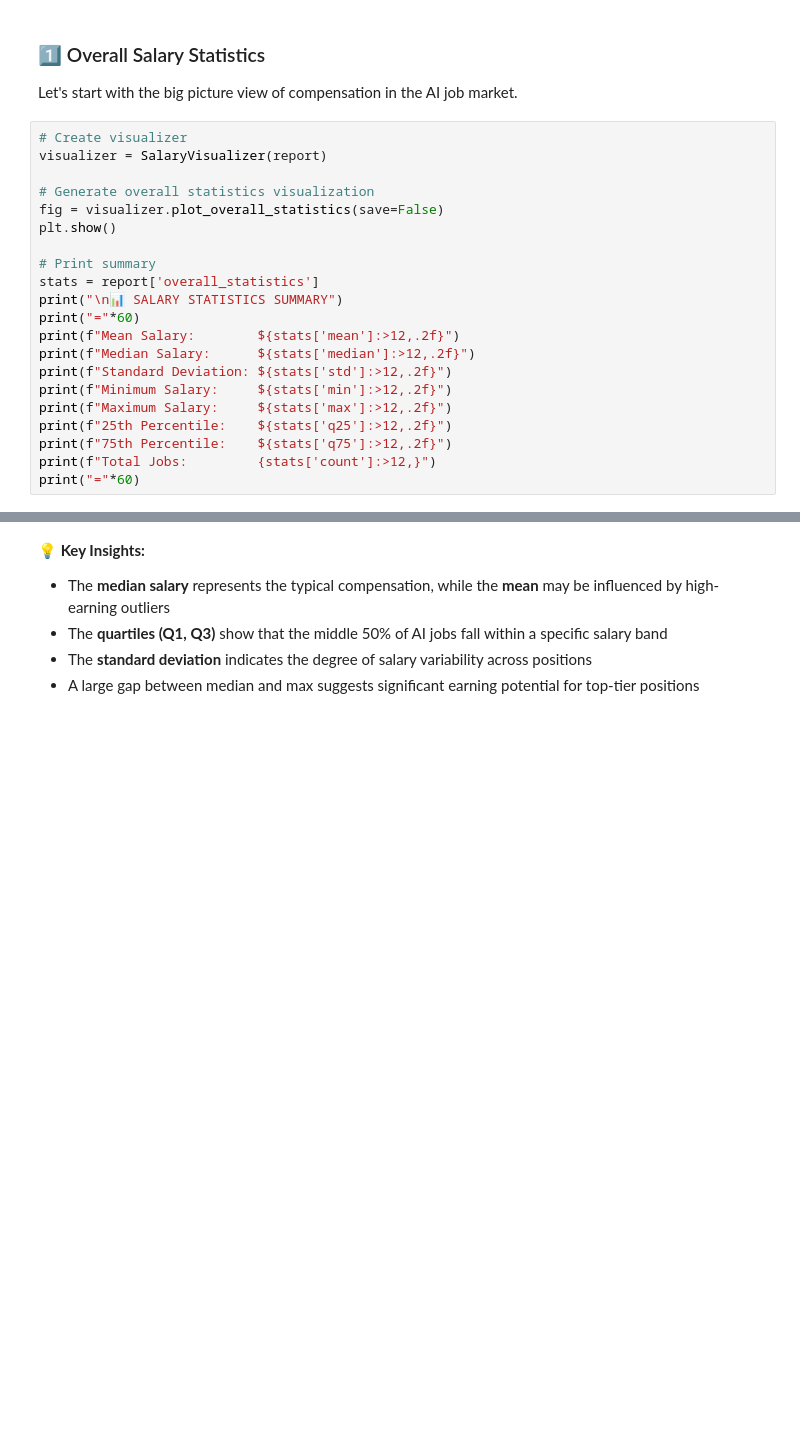
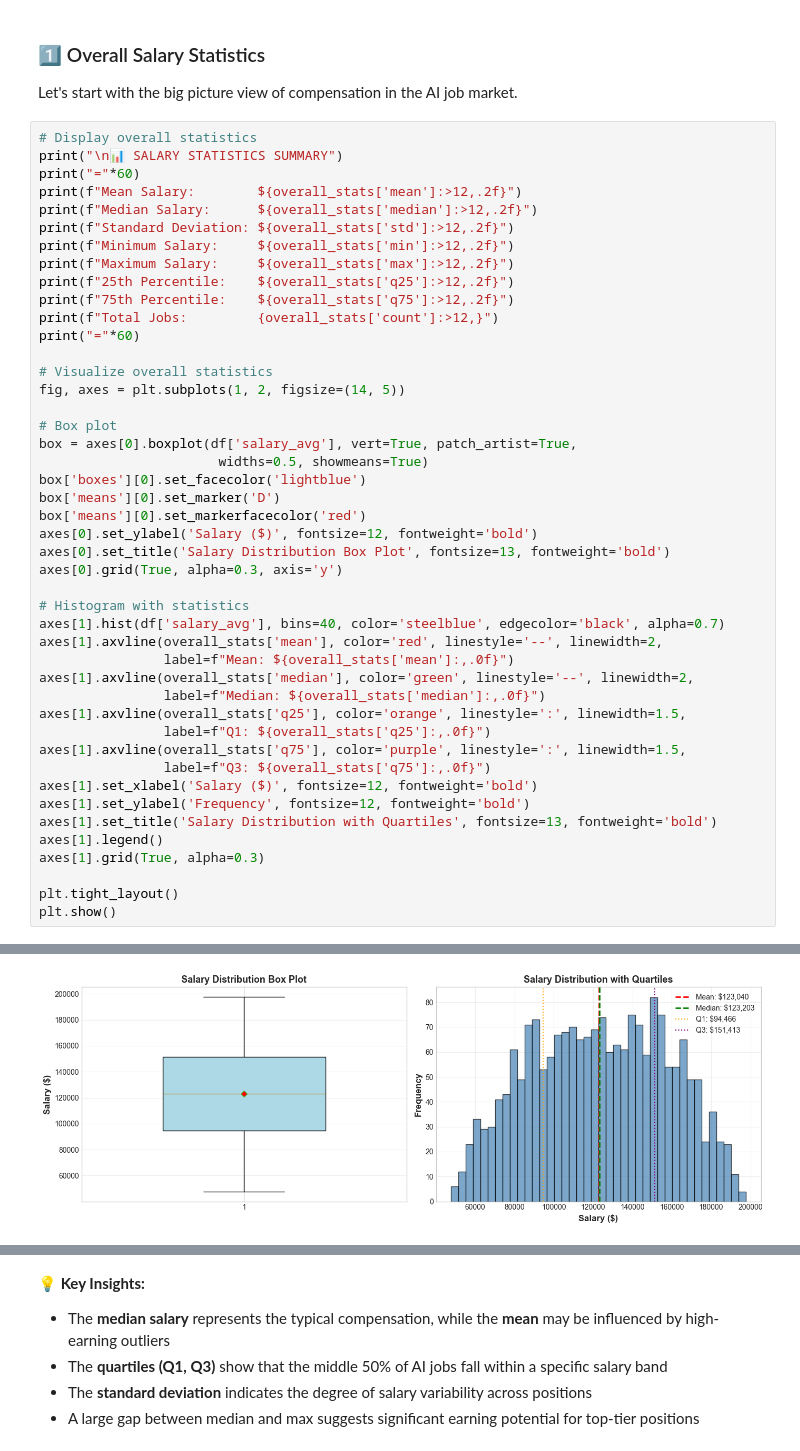
Before and after one commit to Rendbagoez93/ai_job_market, a Jupyter notebook: notebooks/salary_intelligence_analysis.ipynb, the cells around one changed output, grey strips where cells are left out. Cells and saved outputs as stored; diff of their text form; blank space fills up the shorter version.

```diff
--- a/notebooks/salary_intelligence_analysis.ipynb
+++ b/notebooks/salary_intelligence_analysis.ipynb
@@ -297,23 +404,48 @@ print(f"✓ Generated {len(report)} analysis components")
 
 Let's start with the big picture view of compensation in the AI job market.
 # %%
-# Create visualizer
-visualizer = SalaryVisualizer(report)
-
-# Generate overall statistics visualization
-fig = visualizer.plot_overall_statistics(save=False)
-plt.show()
-
-# Print summary
-stats = report['overall_statistics']
+# Display overall statistics
 print("\n📊 SALARY STATISTICS SUMMARY")
 print("="*60)
-print(f"Mean Salary:        ${stats['mean']:>12,.2f}")
-print(f"Median Salary:      ${stats['median']:>12,.2f}")
-print(f"Standard Deviation: ${stats['std']:>12,.2f}")
-print(f"Minimum Salary:     ${stats['min']:>12,.2f}")
-print(f"Maximum Salary:     ${stats['max']:>12,.2f}")
-print(f"25th Percentile:    ${stats['q25']:>12,.2f}")
-print(f"75th Percentile:    ${stats['q75']:>12,.2f}")
-print(f"Total Jobs:         {stats['count']:>12,}")
+print(f"Mean Salary:        ${overall_stats['mean']:>12,.2f}")
+print(f"Median Salary:      ${overall_stats['median']:>12,.2f}")
+print(f"Standard Deviation: ${overall_stats['std']:>12,.2f}")
+print(f"Minimum Salary:     ${overall_stats['min']:>12,.2f}")
+print(f"Maximum Salary:     ${overall_stats['max']:>12,.2f}")
+print(f"25th Percentile:    ${overall_stats['q25']:>12,.2f}")
+print(f"75th Percentile:    ${overall_stats['q75']:>12,.2f}")
+print(f"Total Jobs:         {overall_stats['count']:>12,}")
 print("="*60)
+
+# Visualize overall statistics
+fig, axes = plt.subplots(1, 2, figsize=(14, 5))
+
+# Box plot
+box = axes[0].boxplot(df['salary_avg'], vert=True, patch_artist=True,
+                       widths=0.5, showmeans=True)
+box['boxes'][0].set_facecolor('lightblue')
+box['means'][0].set_marker('D')
+box['means'][0].set_markerfacecolor('red')
+axes[0].set_ylabel('Salary ($)', fontsize=12, fontweight='bold')
+axes[0].set_title('Salary Distribution Box Plot', fontsize=13, fontweight='bold')
+axes[0].grid(True, alpha=0.3, axis='y')
+
+# Histogram with statistics
+axes[1].hist(df['salary_avg'], bins=40, color='steelblue', edgecolor='black', alpha=0.7)
+axes[1].axvline(overall_stats['mean'], color='red', linestyle='--', linewidth=2,
+                label=f"Mean: ${overall_stats['mean']:,.0f}")
+axes[1].axvline(overall_stats['median'], color='green', linestyle='--', linewidth=2,
+                label=f"Median: ${overall_stats['median']:,.0f}")
+axes[1].axvline(overall_stats['q25'], color='orange', linestyle=':', linewidth=1.5,
+                label=f"Q1: ${overall_stats['q25']:,.0f}")
+axes[1].axvline(overall_stats['q75'], color='purple', linestyle=':', linewidth=1.5,
+                label=f"Q3: ${overall_stats['q75']:,.0f}")
+axes[1].set_xlabel('Salary ($)', fontsize=12, fontweight='bold')
+axes[1].set_ylabel('Frequency', fontsize=12, fontweight='bold')
+axes[1].set_title('Salary Distribution with Quartiles', fontsize=13, fontweight='bold')
+axes[1].legend()
+axes[1].grid(True, alpha=0.3)
+
+plt.tight_layout()
+plt.show()
+# %% [output]
@@ -320 +463,2 @@ print("="*60)
+[figure, added]
 # %% [markdown]
```
Also changed, not shown: parts of 34 cells of this notebook.
